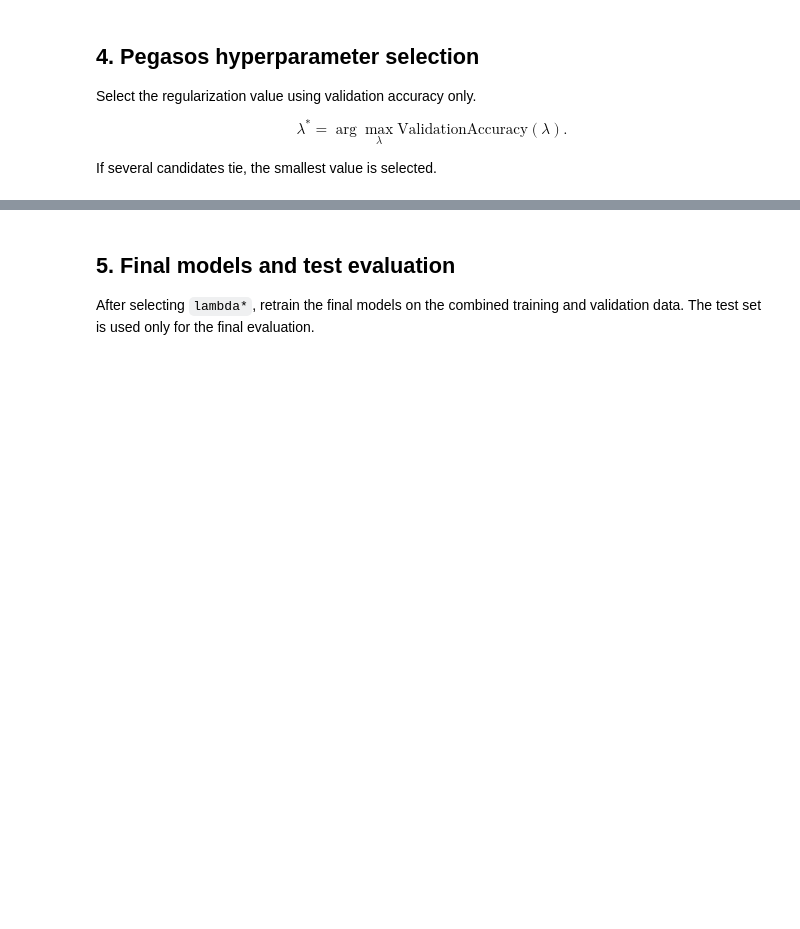
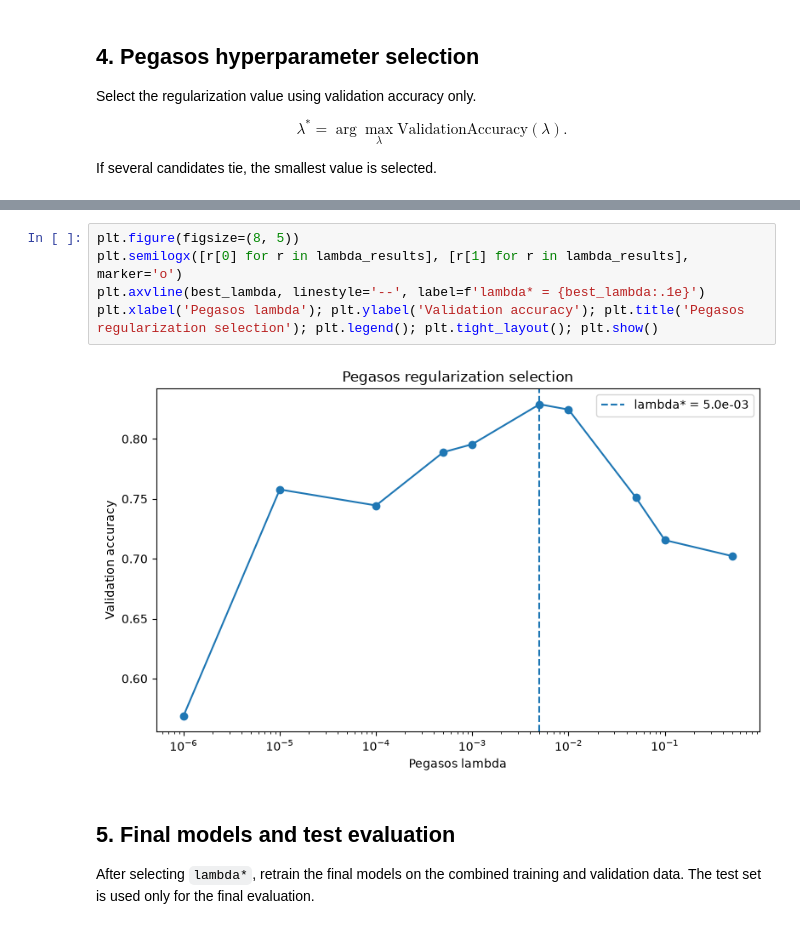
Before and after one commit to kobros-tech/6.86x, a Jupyter notebook: unit_1/project_1/automatic_review_analyzer.ipynb, the cells around one changed output, grey strips where cells are left out. Drawn from its saved outputs; the diff is of its cells as text; blank space fills up the shorter version.

Commit message:
unit 1, project 1 results

```diff
--- a/unit_1/project_1/automatic_review_analyzer.ipynb
+++ b/unit_1/project_1/automatic_review_analyzer.ipynb
@@ -97,3 +123,10 @@ print(f'\nSelected lambda*: {best_lambda:.1e} | validation accuracy={best_score:
+# %%
+plt.figure(figsize=(8, 5))
+plt.semilogx([r[0] for r in lambda_results], [r[1] for r in lambda_results], marker='o')
+plt.axvline(best_lambda, linestyle='--', label=f'lambda* = {best_lambda:.1e}')
+plt.xlabel('Pegasos lambda'); plt.ylabel('Validation accuracy'); plt.title('Pegasos regularization selection'); plt.legend(); plt.tight_layout(); plt.show()
+# %% [output]
+[figure, added]
 # %% [markdown]
 ## 5. Final models and test evaluation
 
```
Also changed, not shown: parts of 7 cells of this notebook.
